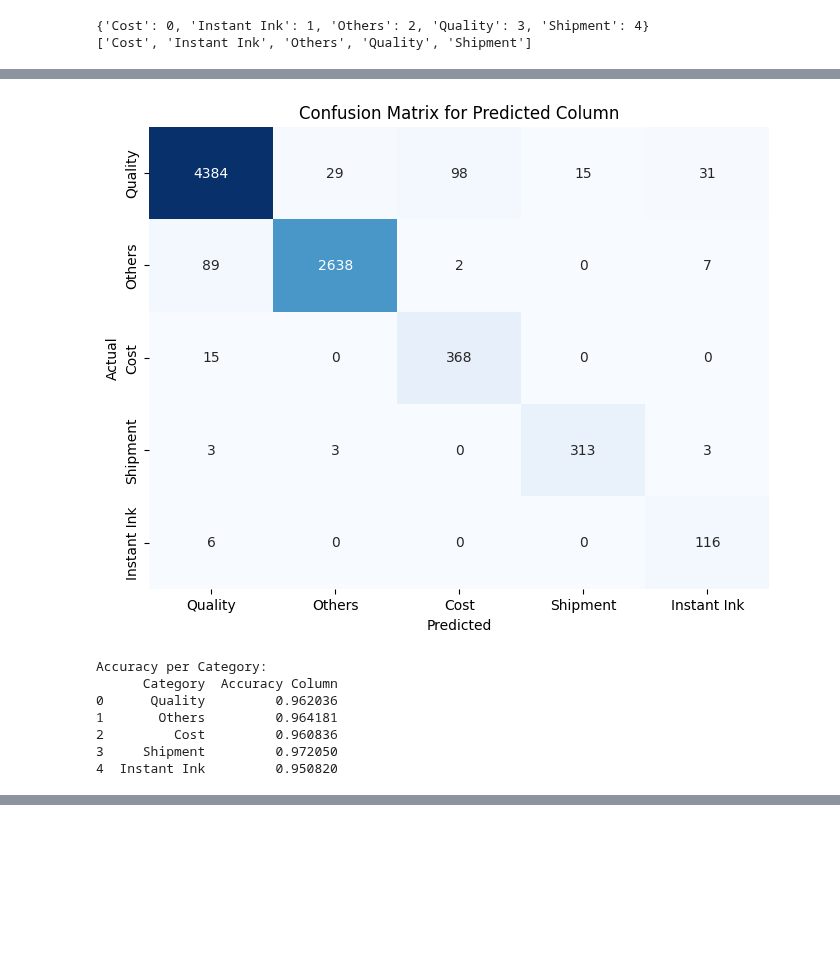
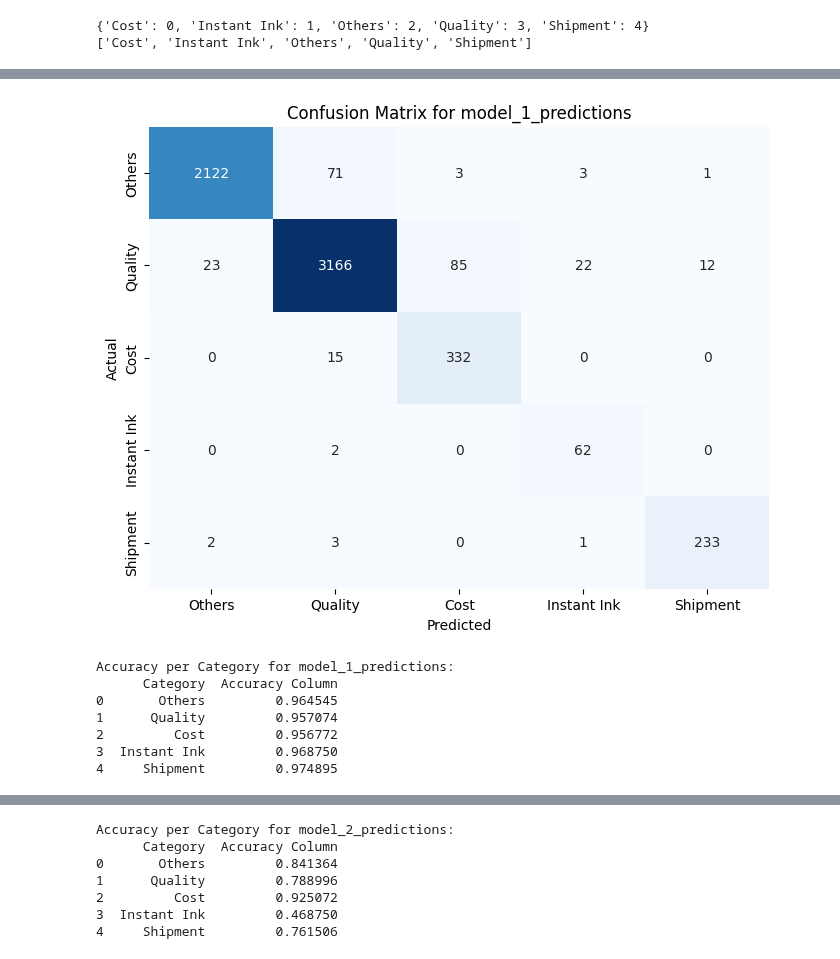
Before and after one commit to wd686/InkSightAnalyzer, a Jupyter notebook: distilbert (category).ipynb, the cells around one changed output, grey strips where cells are left out. Cells and saved outputs as stored; diff of their text form; code cells hidden in the pictures; blank space fills up the shorter version.

```diff
--- a/distilbert (category).ipynb
+++ b/distilbert (category).ipynb
@@ -388,13 +412,8 @@ df
 # %%
 # Define the model paths
-model_1 = './distilbert aspect classification'                  # all data
-model_2 = './distilbert aspect classification test'             # 100 data points from each label category
-model_3 = 'models/distilbert aspect classification 101024'      # < Apr-24 Train, Apr-24 Valid
-
-# Load label encoder (ensure it's trained with your labels)
-label_encoder = LabelEncoder()
-# Assuming you have the labels defined (e.g., ['label_1', 'label_2', 'label_3', 'label_4', 'label_5'])
-# label_encoder.fit(your_labels)
+model_1 = 'models\distilbert aspect classification 081024 (trained on Apr-24)'      # all data Apr Data
+model_2 = 'models\distilbert aspect classification 081024 (trained on Apr-24 v2)'   # 100 data points from each label category in Apr 2024
+model_3 = 'models\distilbert aspect classification 101024 (trained before Apr-24)'  # < Apr-24 Train, Apr-24 Valid
 
 # Function to load model and tokenizer
 def load_model(model_path):
@@ -415,7 +434,7 @@ model_3.to(device)
 
 
 test_sentences = [
-    "I am happy with the delivery.",
+    "I am happy with the quality.",
     "Great ink quality",
     "Excellent customer service!",
     "Expensive but good",
@@ -470,9 +489,9 @@ predicted_categories_model_3 = get_predictions(tokenizer_3, model_3, test_senten
 # Create a DataFrame with the results
 results_df = pd.DataFrame({
     'Test Sentence': test_sentences,
-    'Predicted Category Model 1': predicted_categories_model_1,
-    'Predicted Category Model 2': predicted_categories_model_2,
-    'Predicted Category Model 3': predicted_categories_model_3
+    'Predicted Category model_1': predicted_categories_model_1,
+    'Predicted Category model_2': predicted_categories_model_2,
+    'Predicted Category model_3': predicted_categories_model_3
 })
 
 results_df
@@ -528,43 +576,43 @@ Accuracy of Predicted Column 1: 0.96
 # %%
-import pandas as pd
-import numpy as np
-import matplotlib.pyplot as plt
-import seaborn as sns
-from sklearn.metrics import confusion_matrix
-
-conf_matrix1 = confusion_matrix(df['max_predicted_aspect'], df['Predicted Category'], labels = df['max_predicted_aspect'].unique())
-accuracy_per_category1 = np.diag(conf_matrix1) / conf_matrix1.sum(axis=1)
-
 # Function to plot confusion matrix
 def plot_confusion_matrix(cm, categories, title='Confusion Matrix'):
     plt.figure(figsize=(8, 6))
     sns.heatmap(cm, annot=True, fmt='d', cmap='Blues', cbar=False,
                 xticklabels=categories, yticklabels=categories)
     plt.title(title)
     plt.xlabel('Predicted')
     plt.ylabel('Actual')
     plt.show()
 
-plot_confusion_matrix(conf_matrix1, df['max_predicted_aspect'].unique(), title='Confusion Matrix for Predicted Column')
+# Categories
+categories = validation_df['max_predicted_aspect'].unique()
 
-# Categories
-categories = df['max_predicted_aspect'].unique()
+# Loop through each model's predictions and plot confusion matrices
+for model_col in ['model_1_predictions', 'model_2_predictions', 'model_3_predictions']:
+    # Compute the confusion matrix
+    conf_matrix = confusion_matrix(validation_df['max_predicted_aspect'], validation_df[model_col], labels=categories)
 
-# Create a DataFrame to show accuracies per category
-accuracy_summary_df = pd.DataFrame({
-    'Category': categories,
-    'Accuracy Column': accuracy_per_category1
-})
+    # Calculate accuracy per category
+    accuracy_per_category = np.diag(conf_matrix) / conf_matrix.sum(axis=1)
 
-# Print the accuracy summary DataFrame
-print("Accuracy per Category:")
-print(accuracy_summary_df)
+    # Plot the confusion matrix
+    plot_confusion_matrix(conf_matrix, categories, title=f'Confusion Matrix for {model_col}')
+
+    # Create a DataFrame to show accuracies per category
+    accuracy_summary_df = pd.DataFrame({
+        'Category': categories,
+        'Accuracy Column': accuracy_per_category
+    })
+
+    # Print the accuracy summary DataFrame
+    print(f"\nAccuracy per Category for {model_col}:")
+    print(accuracy_summary_df)
 # %% [output]
-[figure, old version]
+[figure, new version]
-Accuracy per Category:
+Accuracy per Category for model_1_predictions:
       Category  Accuracy Column
-0      Quality         0.962036
-1       Others         0.964181
-2         Cost         0.960836
-3     Shipment         0.972050
-4  Instant Ink         0.950820
+0       Others         0.964545
+1      Quality         0.957074
+2         Cost         0.956772
+3  Instant Ink         0.968750
+4     Shipment         0.974895
@@ -570,0 +620,7 @@ Accuracy per Category:
+Accuracy per Category for model_2_predictions:
+      Category  Accuracy Column
+0       Others         0.841364
+1      Quality         0.788996
+2         Cost         0.925072
+3  Instant Ink         0.468750
+4     Shipment         0.761506
```
Also changed, not shown: parts of 16 cells of this notebook.
